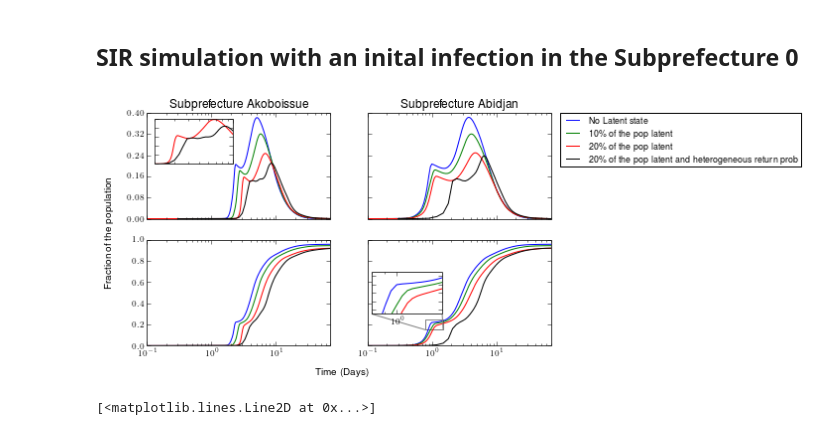
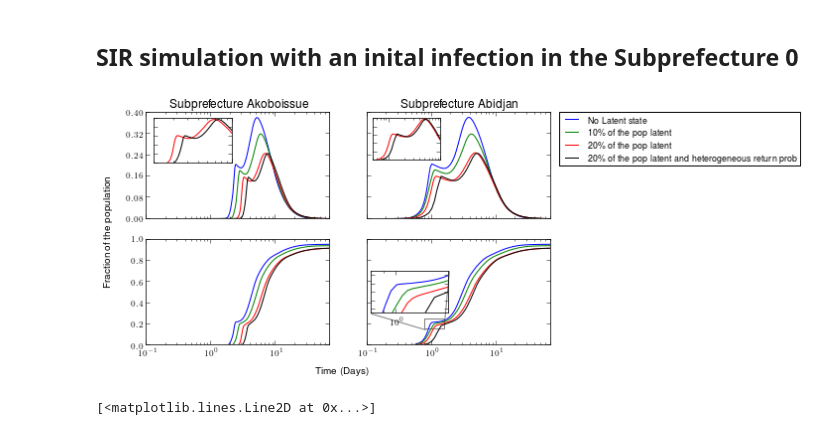
Before and after one commit to ComplexNetTSP/Simulation-Files-for-Large-Scale-Model-for-Information-Dissemination-with-Device-to-Device, a Jupyter notebook: Results/plots.ipynb, the cells around one changed output. Drawn from its saved outputs; the diff is of its cells as text; code cells hidden in the pictures.

```diff
--- a/Results/plots.ipynb
+++ b/Results/plots.ipynb
@@ -68,22 +68,22 @@ with open('latent/9' + '/ER.p', 'rb') as fp:
 with open('latent/9' + '/A.p', 'rb') as fp:
     A_mu5_59 = p.load(fp)
 
-with open('latent/22' + '/I.p', 'rb') as fp:
+with open('latent/30' + '/I.p', 'rb') as fp:
     Il_mu5_return = p.load(fp)
-with open('latent/22' + '/EI.p', 'rb') as fp:
+with open('latent/30' + '/EI.p', 'rb') as fp:
     EIl_mu5_return = p.load(fp)
-with open('latent/22' + '/R.p', 'rb') as fp:
+with open('latent/30' + '/R.p', 'rb') as fp:
     Il_mu5_return_R = p.load(fp)
-with open('latent/22' + '/ER.p', 'rb') as fp:
+with open('latent/30' + '/ER.p', 'rb') as fp:
     Il_mu5_return_ER = p.load(fp)
 
-with open('latent/24' + '/I.p', 'rb') as fp: #23
+with open('latent/27' + '/I.p', 'rb') as fp: #23
     Il_mu5_59_return = p.load(fp)
-with open('latent/24' + '/EI.p', 'rb') as fp:
+with open('latent/27' + '/EI.p', 'rb') as fp:
     EIl_mu5_59_return = p.load(fp)
-with open('latent/24' + '/R.p', 'rb') as fp:
+with open('latent/27' + '/R.p', 'rb') as fp:
     Il_mu5_59_return_R = p.load(fp)
-with open('latent/24' + '/ER.p', 'rb') as fp:
+with open('latent/27' + '/ER.p', 'rb') as fp:
     Il_mu5_59_return_ER = p.load(fp)
 # %%
 x = np.linspace(tau,70,len(Inl))
@@ -119,12 +119,15 @@ axarr[0,0].semilogx(x,np.array(Il_mu5)/pop)
 #
 # Heterogeneous
 #
-x2 = np.linspace(0.3,70,len(Il_mu5_return))
+x2 = np.linspace(0.1,70,len(Il_mu5_return))
 axarr[0,0].semilogx(x2,np.array(Il_mu5_return)/pop, 'k')
 
 axarr[0,0].set_xlim(0.1,70.0)
 axarr[0,0].set_title('Subprefecture Akoboissue')
 axarr[0,0].yaxis.set_major_locator(locator_6)
+#
+# Sub Figure
+#
 rect = [0.2,0.2,0.7,0.7]
 ax1 = f.add_axes([0.14, 0.73, 0.15, 0.15]) # X, Y, width, height
 setp(ax1.get_yticklabels(), visible=False)
@@ -165,11 +168,25 @@ p3, = axarr[0,1].semilogx(x,np.array(Il_mu5_59)/pop)
 #
 # Heterogeneous
 #
+x2 = np.linspace(0.1,70,len(Il_mu5_59_return))
 p4, = axarr[0,1].semilogx(x2,np.array(Il_mu5_59_return)/pop, 'k')
 
 setp( axarr[0,1].get_yticklabels(), visible=False)
 axarr[0,1].yaxis.set_major_locator(locator_6)
 axarr[0,1].legend([p1,p2,p3,p4], ["No Latent state", "10\% of the pop latent","20\% of the pop latent","20\% of the pop latent and heterogeneous return prob"], bbox_to_anchor=(1.05, 1), loc=2, borderaxespad=0.)
+#
+# Sub Figure
+#
+ax2 = f.add_axes([0.56, 0.74, 0.13, 0.14]) # X, Y, width, height
+setp(ax2.get_yticklabels(), visible=False)
+setp(ax2.get_xticklabels(), visible=False)
+#ax1.xaxis.set_major_locator(locator_6)
+ax2.semilogx(x,np.array(Il_mu5_59)/pop, 'r')
+#
+# Heterogeneous
+#
+ax2.semilogx(x2,np.array(Il_mu5_59_return)/pop, 'k')
+ax2.set_xlim(0.5,10.0)
 
 y11 = (np.array(Inl_59)+np.array(Inl_59_R))/pop
 y22 = (np.array(Il_mu2_59_R)+
@@ -179,36 +196,37 @@ y22 = (np.array(Il_mu2_59_R)+
 y55 = (np.array(EIl_mu5_59)+
       np.array(Il_mu5_59)+
       np.array(Il_mu5_59_ER)+
       np.array(Il_mu5_59_R))/pop
 y66 = (np.array(EIl_mu5_59_return)+
       np.array(Il_mu5_59_return)+
       np.array(Il_mu5_59_return_ER)+
       np.array(Il_mu5_59_return_R))/pop
 axarr[1,1].semilogx(x,y11)
 axarr[1,1].semilogx(x,y22)
 axarr[1,1].semilogx(x,y55)
 #
 # Heterogeneous
 #
 axarr[1,1].semilogx(x2,y66,'k')
 setp( axarr[1,1].get_yticklabels(), visible=False)
 
 # Zoom in
 axins = zoomed_inset_axes(axarr[1,1], 4, loc=6) # zoom = 6
 axins.semilogx(x,y11)
 axins.semilogx(x,y22)
 axins.semilogx(x,y55)
-axins.set_xlim(0.8, 1.5)
+axins.semilogx(x2,y66, 'k')
+axins.set_xlim(0.8, 1.6)
 axins.set_ylim(0.15, 0.25)
 #axins.xaxis.set_major_locator(locator_3)
 
-mark_inset(axarr[1,1], axins, loc1=3, loc2=4, fc="none", ec="0.5")
+mark_inset(axarr[1,1], axins, loc1=3, loc2=1, fc="none", ec="0.5")
 setp(axins.get_yticklabels(), visible=False)
 
 savefig('fig1.pdf')
 savefig('fig1.svg')
 # %% [output]
-[figure, old version]
+[figure, new version]
 # %%
 with open('latent/16' + '/I.p', 'rb') as fp:
     I_59 = p.load(fp)
```
Also changed, not shown: parts of 1 cell of this notebook, 36 other files.
